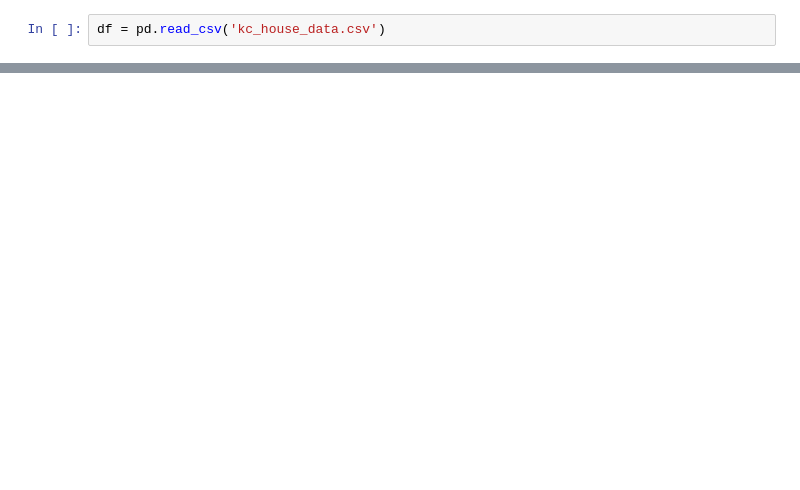
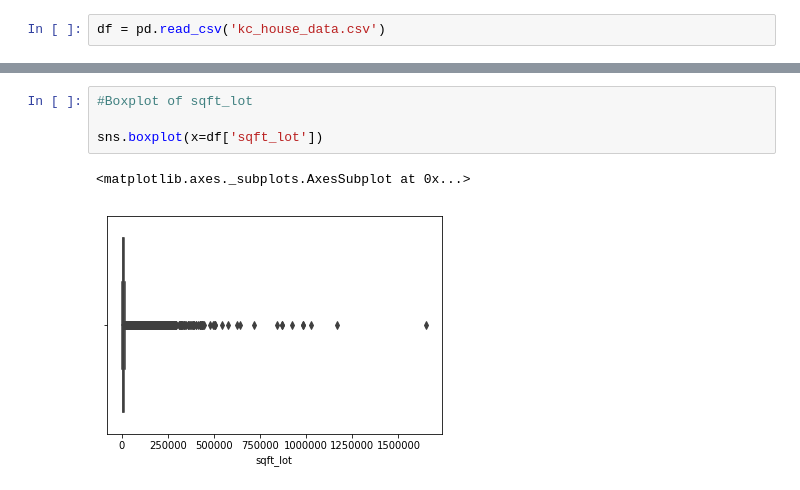
Before and after one commit to ArmanHasAPython/dsc-mod-2-project-v2-1, a Jupyter notebook: index.ipynb, the cells around one changed output, grey strips where cells are left out. Drawn from its saved outputs; the diff is of its cells as text; blank space fills up the shorter version.

```diff
--- a/index.ipynb
+++ b/index.ipynb
@@ -125,0 +209,7 @@ df
+# %%
+#Boxplot of sqft_lot
+
+sns.boxplot(x=df['sqft_lot'])
+# %% [output]
+<matplotlib.axes._subplots.AxesSubplot at 0x...>
+[figure, added]
```
Also changed, not shown: parts of 45 cells of this notebook.
